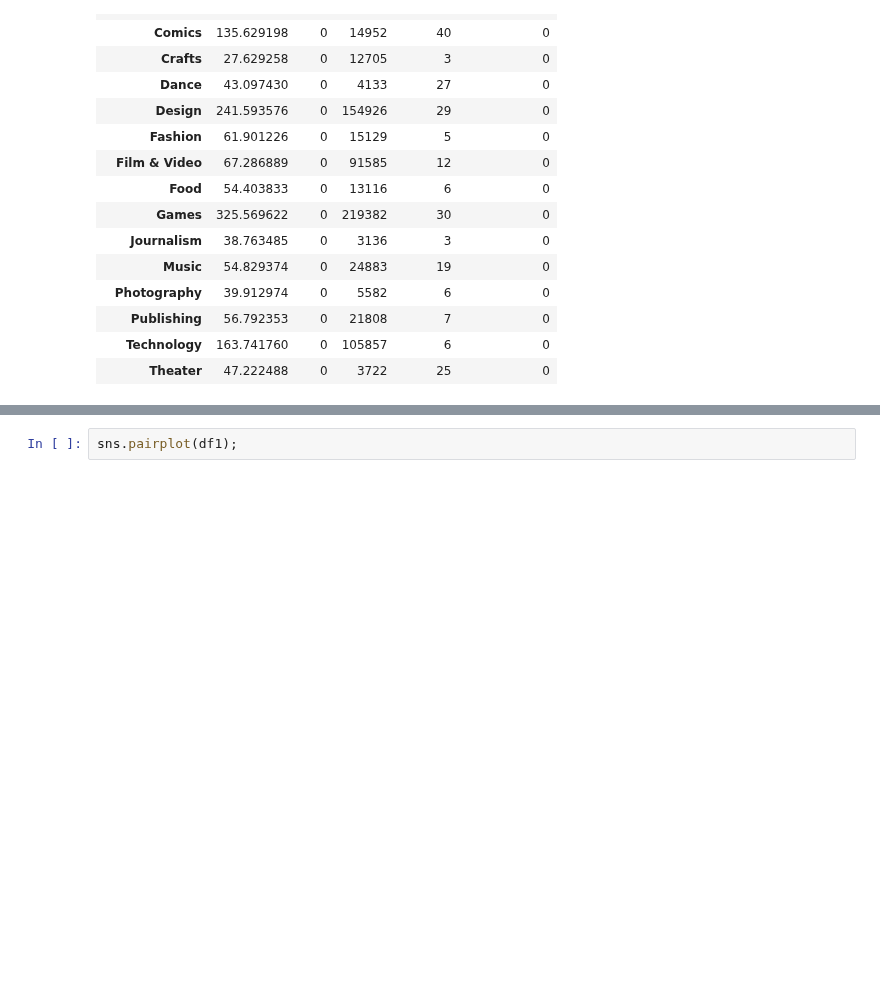
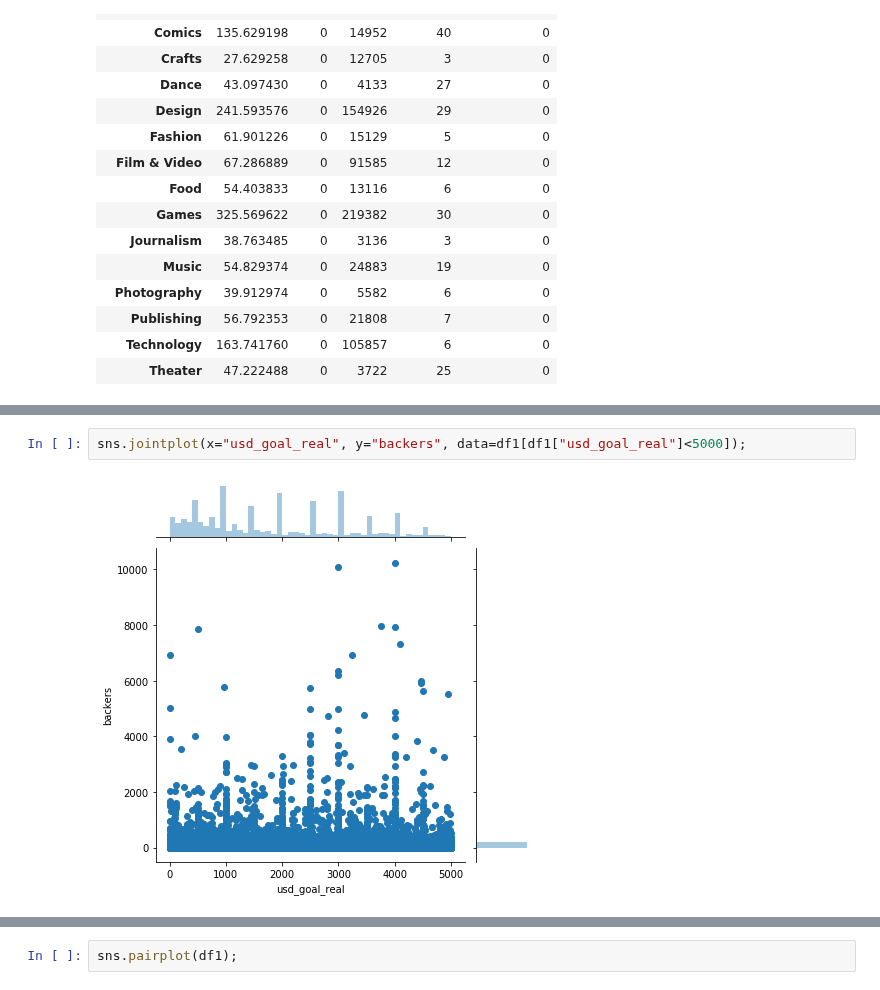
Before and after one commit to tbacha/DMML2019_Team_Apple, a Jupyter notebook: code/Kickstarter_notebook_Team_Apple.ipynb, the cells around one changed output, grey strips where cells are left out. Saved outputs shown, nothing was run; the diff lists cells and outputs as text; blank space fills up the shorter version.

```diff
--- a/code/Kickstarter_notebook_Team_Apple.ipynb
+++ b/code/Kickstarter_notebook_Team_Apple.ipynb
@@ -171,0 +177,4 @@ selon le statut
+# %%
+sns.jointplot(x="usd_goal_real", y="backers", data=df1[df1["usd_goal_real"]<5000]);
+# %% [output]
+[figure, added]
```
Also changed, not shown: parts of 11 cells of this notebook.
